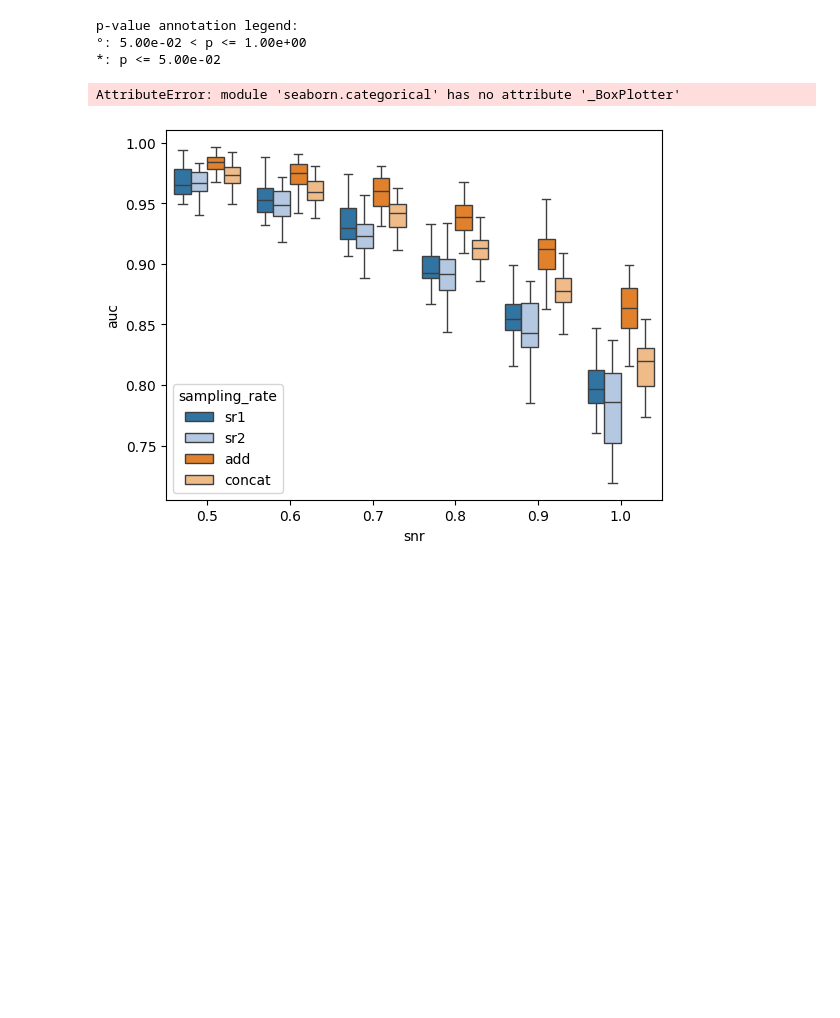
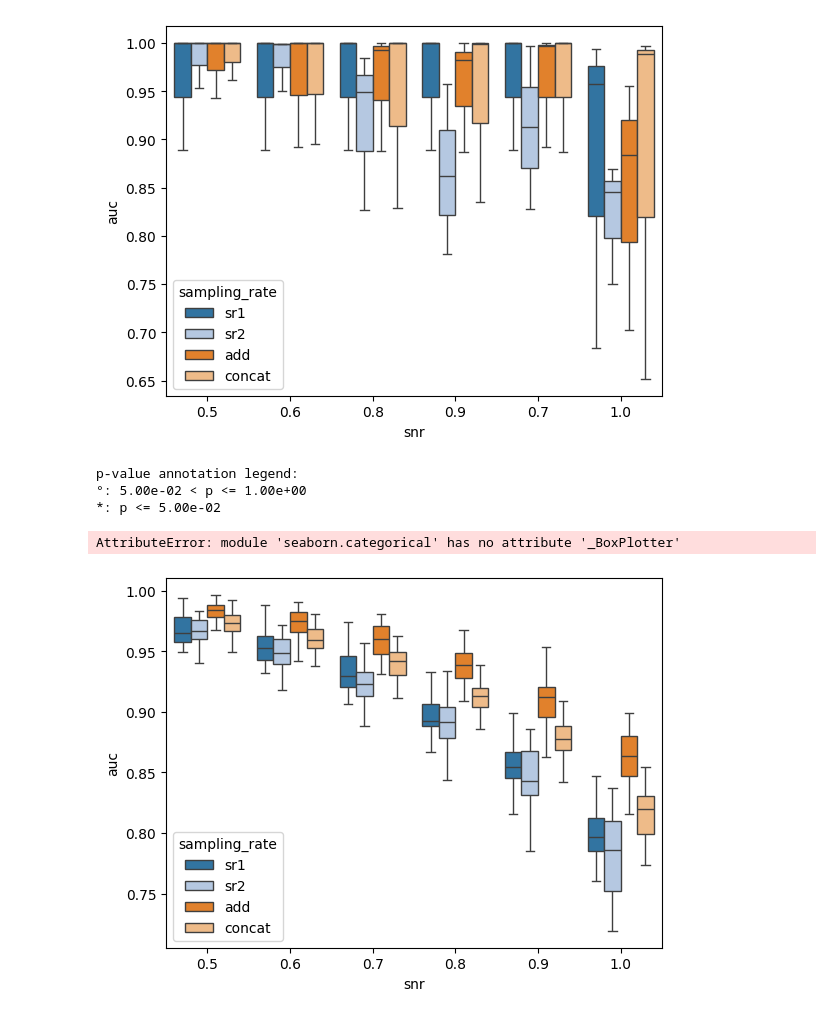
Before and after one commit to neuroneural/undersampling-project, a Jupyter notebook: HCP/python-scripts/plot.ipynb, the cells around one changed output. Saved outputs shown, nothing was run; the diff lists cells and outputs as text; code cells hidden in the pictures; blank space fills up the shorter version.

```diff
--- a/HCP/python-scripts/plot.ipynb
+++ b/HCP/python-scripts/plot.ipynb
@@ -126,3 +152,17 @@ ax = sns.catplot(
+# %%
+# Plot all boxplots in one plot using catplot
+ax = sns.boxplot(
+    x="snr",
+    order=snr_levels,
+    y="auc",
+    hue="sampling_rate",
+    hue_order=hue_order,
+    data=mlp_df,
+    palette=palette,
+    showfliers=False
+)
+# %% [output]
+[figure, added]
 # %%
 # Plot all boxplots in one plot using catplot
 ax = sns.boxplot(
```
Also changed, not shown: parts of 4 cells of this notebook, 3 other files.
